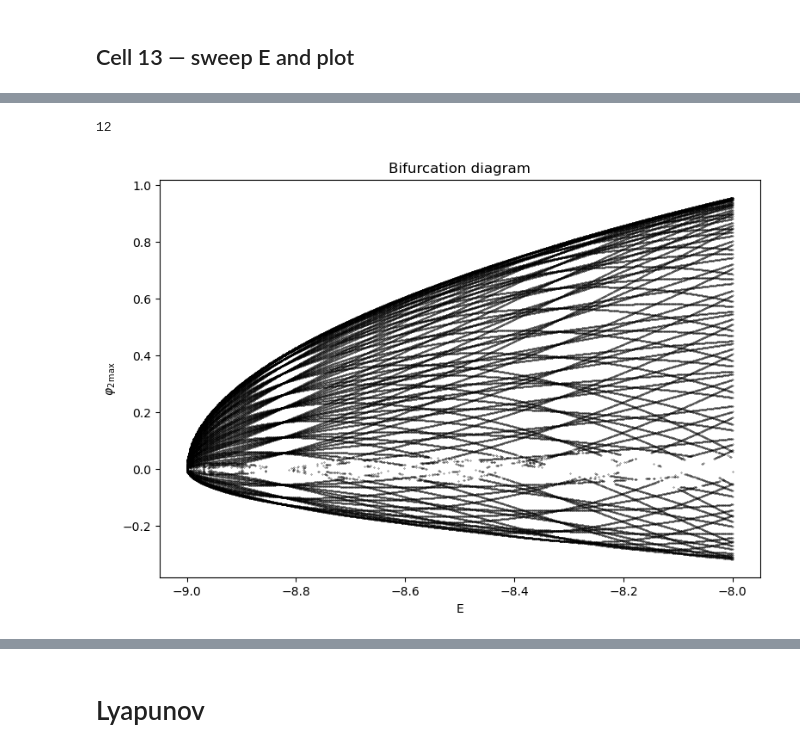
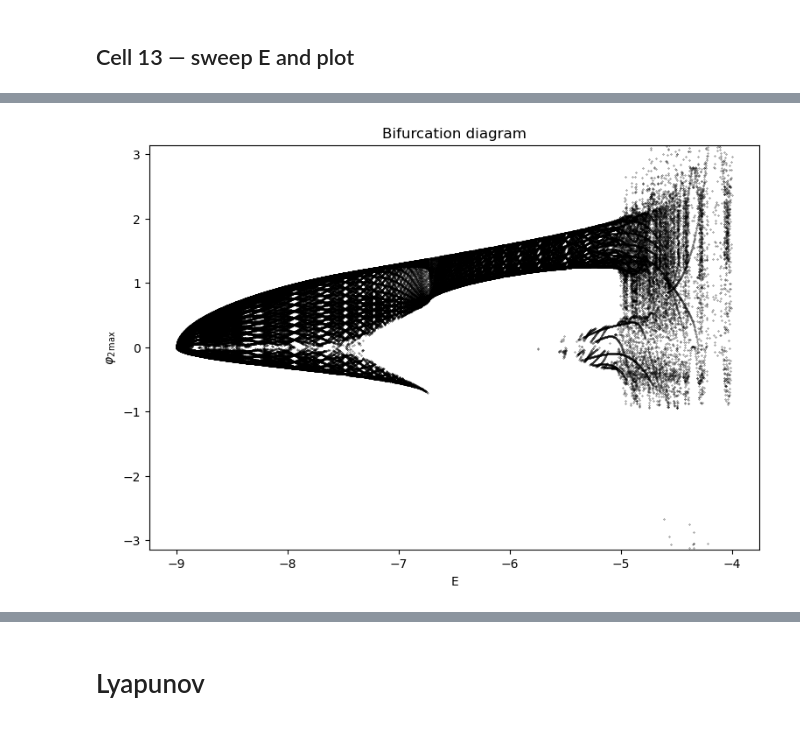
Before and after one commit to evgeny-kolonsky/Lab5, a Jupyter notebook: DP/Lab5_DP_Numerical_simulation.ipynb, the cells around one changed output, grey strips where cells are left out. Saved outputs shown, nothing was run; the diff lists cells and outputs as text; code cells hidden in the pictures.

```diff
--- a/DP/Lab5_DP_Numerical_simulation.ipynb
+++ b/DP/Lab5_DP_Numerical_simulation.ipynb
@@ -299,17 +333,24 @@ def bifurcation_points(E, t_max=500, skip_transient=5):
 # %%
-E01 = -9.0
-E_values = np.linspace(-9.1 , -8.0, 20)  # matches Fig. 5's range roughly
+%%time
+E_values = np.linspace(-9.1 , -4.0, 2000)  # matches Fig. 5's range roughly
+
+def _worker(E, t_max=500, skip_transient=5):
+    pts = bifurcation_points(E, t_max=t_max, skip_transient=skip_transient)
+    return E, pts
+
+results = Parallel(n_jobs=-1)(delayed(_worker)(E) for E in E_values)
 
 E_plot, phi2max_plot = [], []
-for E in E_values:
-    pts = bifurcation_points(E, t_max=500)
+for E, pts in results:
     E_plot.extend([E] * len(pts))
     phi2max_plot.extend(pts)
 
 plt.figure(figsize=(9, 6))
 plt.plot(E_plot, phi2max_plot, '.', markersize=0.5, color='black')
 plt.xlabel('E')
-plt.ylim(-4,4)
+plt.ylim(-np.pi, np.pi)
 plt.ylabel(r'$\varphi_{2\,\mathrm{max}}$')
 plt.title('Bifurcation diagram')
 plt.show()
+# %% [output]
+[figure, added]
@@ -316,30 +358,0 @@ plt.show()
-# %%
-import os
-print(os.cpu_count())
-# %% [output]
-12
-# %%
-from joblib import Parallel, delayed
-
-E_values = np.linspace(-9.1 , -8.0, 1000)  # matches Fig. 5's range roughly
-
-
-def _worker(E, t_max=500, skip_transient=5):
-    pts = bifurcation_points(E, t_max=t_max, skip_transient=skip_transient)
-    return E, pts
-
-results = Parallel(n_jobs=-1)(delayed(_worker)(E) for E in E_values)
-
-E_plot, phi2max_plot = [], []
-for E, pts in results:
-    E_plot.extend([E] * len(pts))
-    phi2max_plot.extend(pts)
-
-plt.figure(figsize=(9, 6))
-plt.plot(E_plot, phi2max_plot, '.', markersize=0.5, color='black')
-plt.xlabel('E')
-plt.ylabel(r'$\varphi_{2\,\mathrm{max}}$')
-plt.title('Bifurcation diagram')
-plt.show()
-# %% [output]
-[figure, removed]
```
Also changed, not shown: parts of 10 cells of this notebook.
